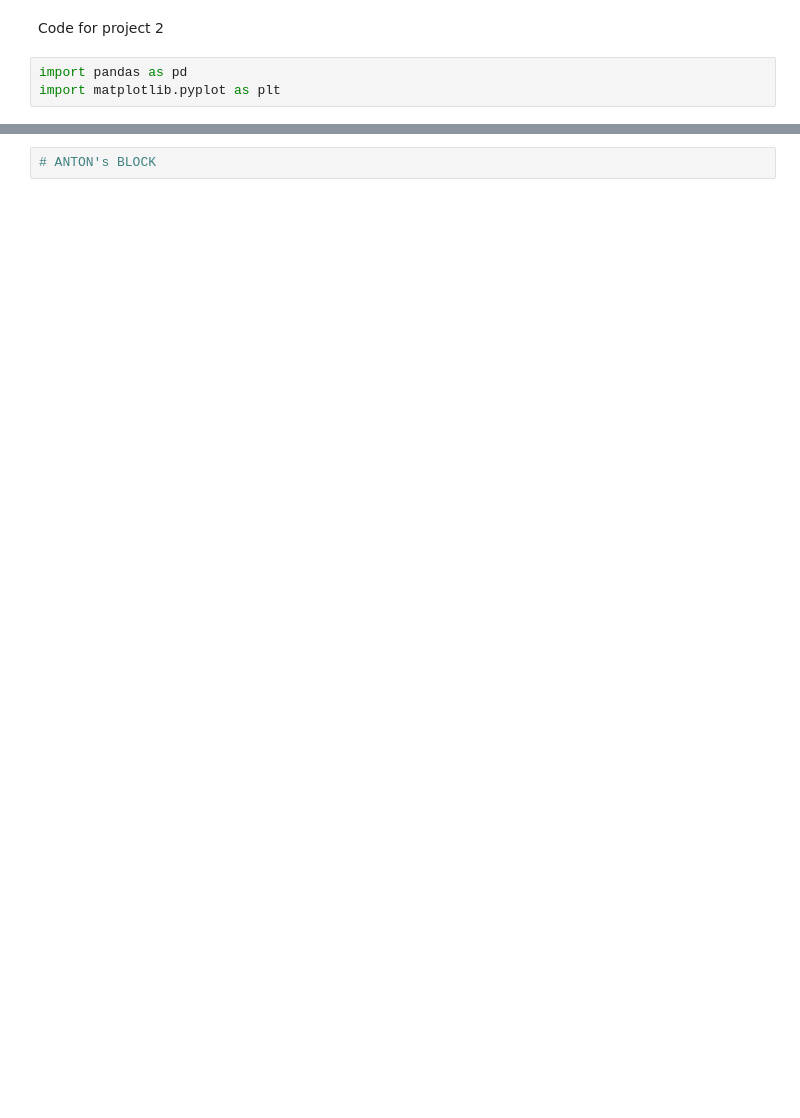
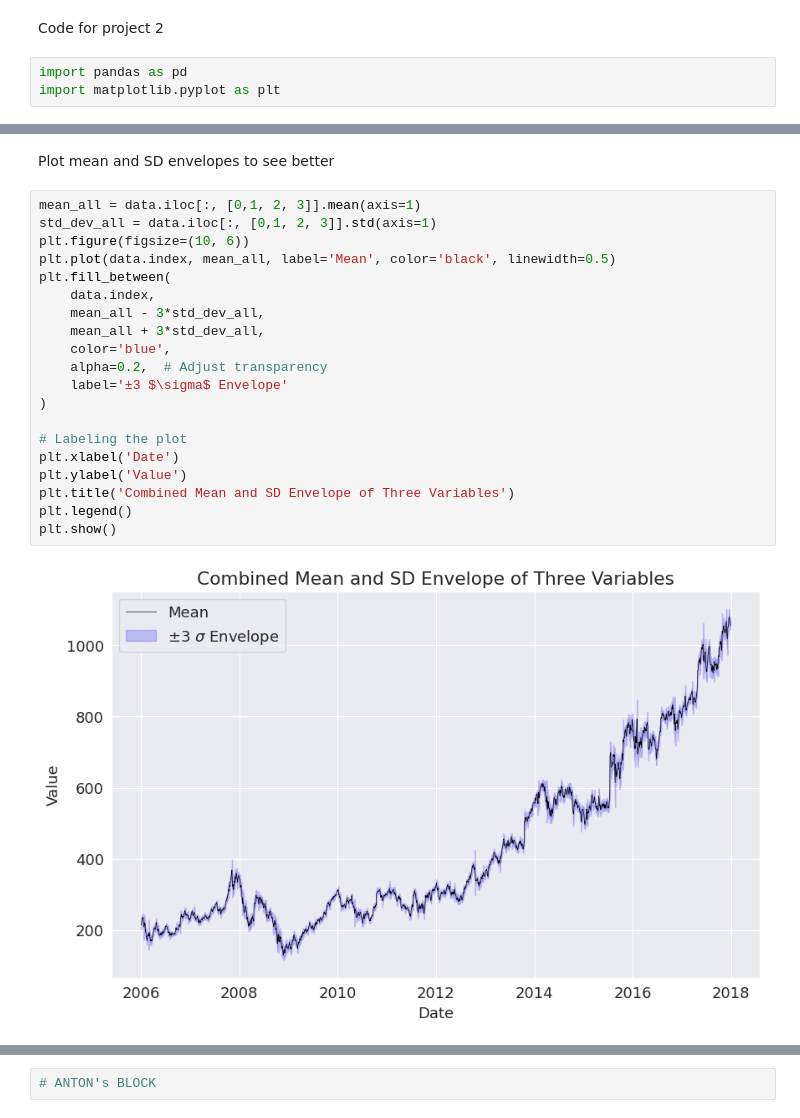
Before and after one commit to irene-fagnani/ADAML-project2, a Jupyter notebook: Code.ipynb, the cells around one changed output, grey strips where cells are left out. Drawn from its saved outputs; the diff is of its cells as text; blank space fills up the shorter version.

```diff
--- a/Code.ipynb
+++ b/Code.ipynb
@@ -28,0 +31,24 @@ plt.show()
+# %% [markdown]
+Plot mean and SD envelopes to see better
+# %%
+mean_all = data.iloc[:, [0,1, 2, 3]].mean(axis=1)
+std_dev_all = data.iloc[:, [0,1, 2, 3]].std(axis=1)
+plt.figure(figsize=(10, 6))
+plt.plot(data.index, mean_all, label='Mean', color='black', linewidth=0.5)
+plt.fill_between(
+    data.index,
+    mean_all - 3*std_dev_all,
+    mean_all + 3*std_dev_all,
+    color='blue',
+    alpha=0.2,  # Adjust transparency
+    label='±3 $\sigma$ Envelope'
+)
+
+# Labeling the plot
+plt.xlabel('Date')
+plt.ylabel('Value')
+plt.title('Combined Mean and SD Envelope of Three Variables')
+plt.legend()
+plt.show()
+# %% [output]
+[figure, added]
```
Also changed, not shown: parts of 10 cells of this notebook.
